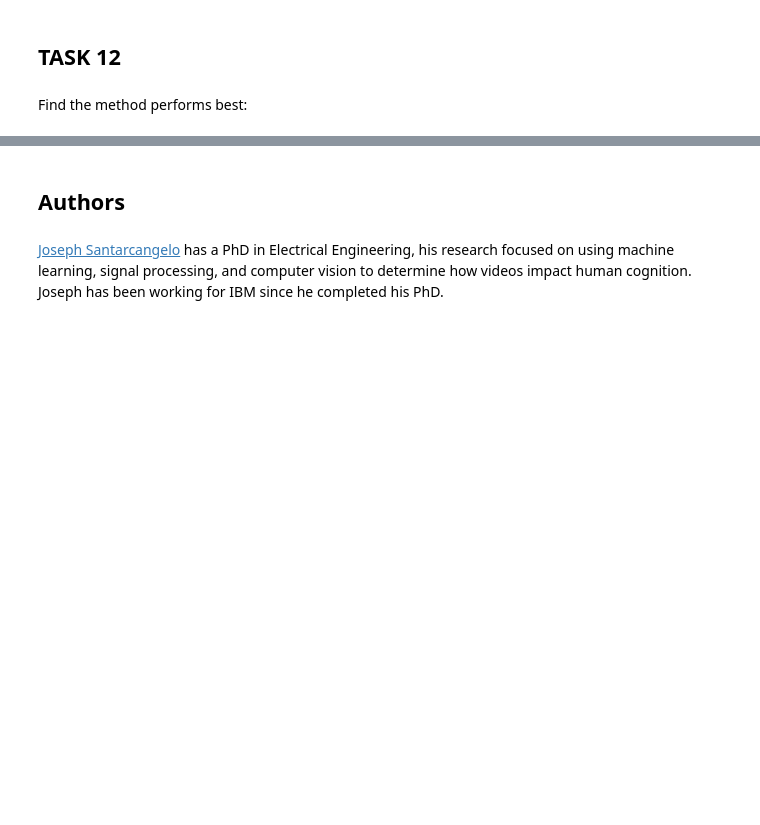
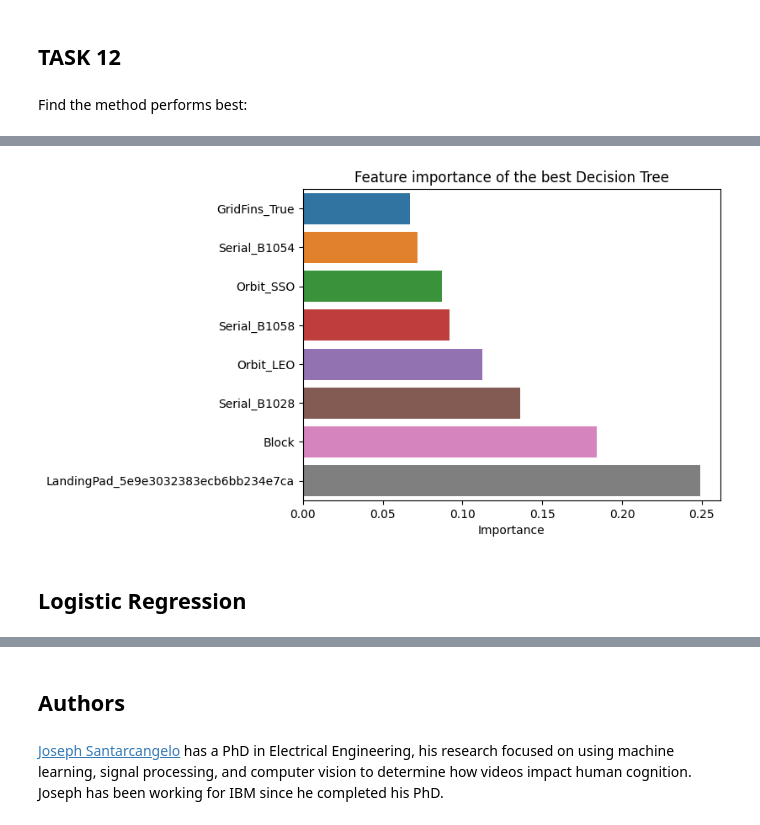
Before and after one commit to MPedraBento/IBM-Capstone, a Jupyter notebook: SpaceX_Machine Learning Prediction_Part_5.ipynb, the cells around one changed output, grey strips where cells are left out. Saved outputs shown, nothing was run; the diff lists cells and outputs as text; code cells hidden in the pictures; blank space fills up the shorter version.

```diff
--- a/SpaceX_Machine Learning Prediction_Part_5.ipynb
+++ b/SpaceX_Machine Learning Prediction_Part_5.ipynb
@@ -121,7 +121,7 @@ X = pd.read_csv('https://cf-courses-data.s3.us.cloud-object-storage.appdomain.cl
 # If you were unable to complete the previous lab correctly you can uncomment and load this csv
 
 # X = pd.read_csv('https://cf-courses-data.s3.us.cloud-object-storage.appdomain.cloud/IBMDeveloperSkillsNetwork-DS0701EN-SkillsNetwork/api/dataset_part_3.csv')
-
+X_copy = X.copy()
 X.head(100)
 # %% [output]
 |  | FlightNumber | PayloadMass | Flights | Block | ReusedCount | Orbit_ES-L1 | Orbit_GEO | Orbit_GTO | ... |
@@ -353,0 +369,17 @@ Based on the test accuracy of the algorithms, we see that the models are very si
+# %%
+X_importance = tree_cv.best_estimator_.feature_importances_[ \
+    np.nonzero(tree_cv.best_estimator_.feature_importances_)]
+
+Y_importance = X_copy.columns[np.nonzero(tree_cv.best_estimator_.feature_importances_)]
+
+data_importance = pd.DataFrame({'Features': Y_importance, 'Importance': X_importance})
+data_importance.sort_values('Importance', inplace=True)
+
+sns.barplot(data=data_importance, y='Features', x='Importance')
+plt.ylabel('')
+plt.title('Feature importance of the best Decision Tree')
+plt.show()
+# %% [output]
+[figure, added]
+# %% [markdown]
+## Logistic Regression
```
Also changed, not shown: parts of 13 cells of this notebook.
